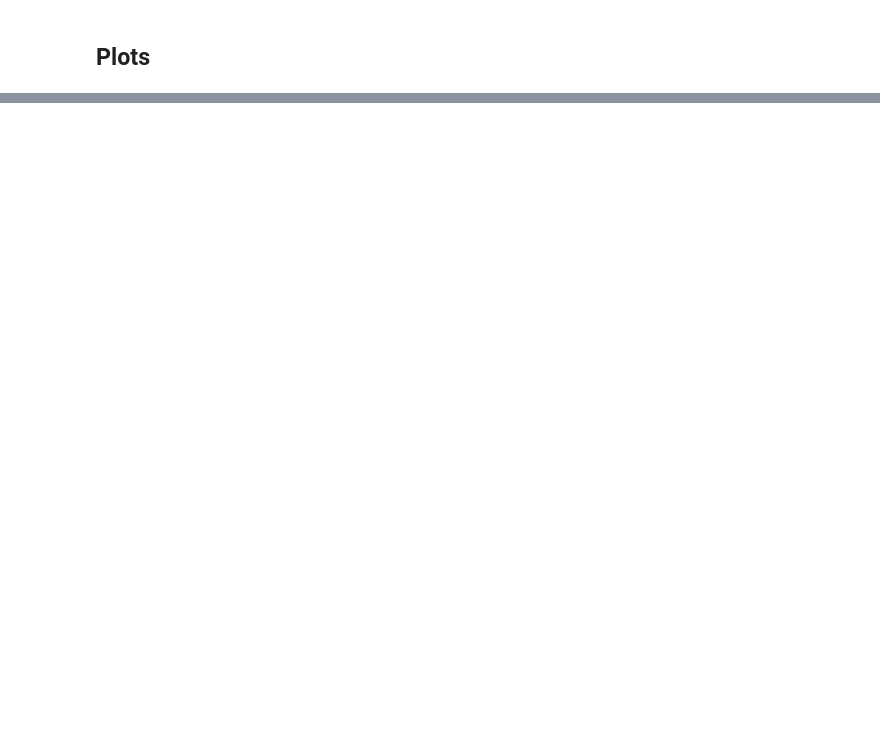
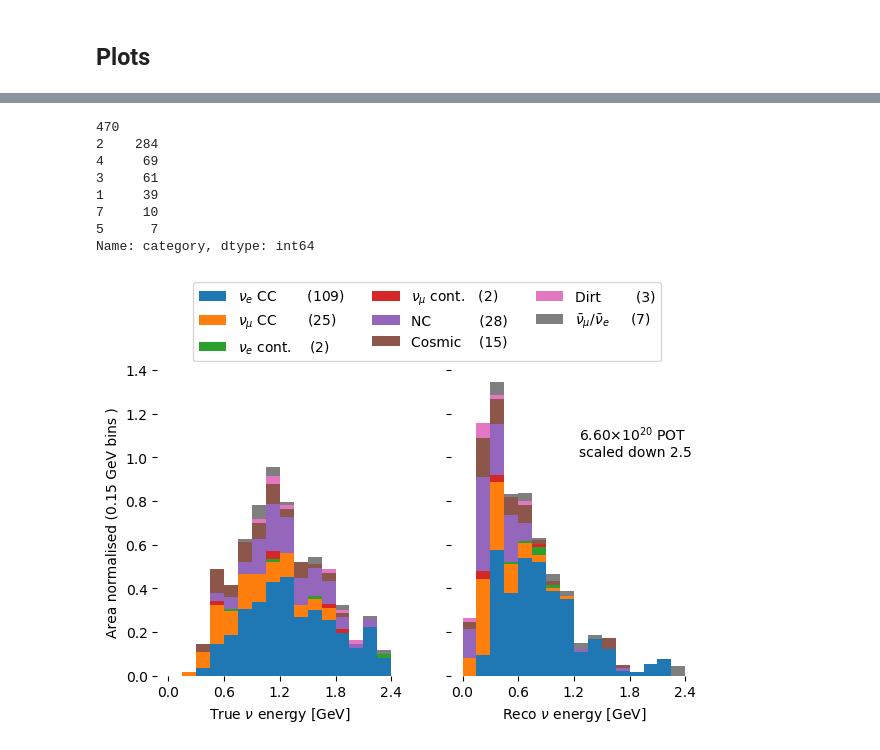
Before and after one commit to Wouter-VDP/LEE_analyzer, a Jupyter notebook: Notebooks/plots_data_MC.ipynb, the cells around one changed output, grey strips where cells are left out. Cells and saved outputs as stored; diff of their text form; code cells hidden in the pictures; blank space fills up the shorter version.

```diff
--- a/Notebooks/plots_data_MC.ipynb
+++ b/Notebooks/plots_data_MC.ipynb
@@ -92,0 +102,7 @@ NameError: name 'plt' is not defined
+# %%
+# Quickfix for duplicate columns, ugly
+cols=pd.Series(df_all.columns)
+for dup in df_all.columns.get_duplicates(): cols[df_all.columns.get_loc(dup)]=[dup+'.'+str(d_idx) if d_idx!=0 else dup for d_idx in range(df_all.columns.get_loc(dup).sum())]
+df_all.columns=cols
+df_all.drop(columns='track_electron_score.1',inplace=True)
+df_all.head()
@@ -161,0 +264,45 @@ categories[6]
+# %%
+
+fig,ax=plt.subplots(ncols=2,nrows=1,figsize=(4.3*gr,4),sharey=True,sharex=True)
+#plt.suptitle(r'Passed events in True and Reconstructed $\nu$ Energy')
+N = 16
+min_x = 0.0
+max_x = 2.4
+step  = 0.6
+
+ax[0].hist(true_E,N,weights=bnbweight, range=(min_x,max_x), stacked=True, fill=True,label=labels,normed=True)
+ax[1].hist(reco_E,N,weights=bnbweight, range=(min_x,max_x), stacked=True, fill=True,label=labels,normed=True)
+
+ax[0].set_ylabel('Area normalised ('+sciNot2((max_x-min_x)/N)+' GeV bins )')
+ax[0].set_xlabel(r'True $\nu$ energy [GeV]')
+ax[1].set_xlabel(r'Reco $\nu$ energy [GeV]')
+
+plt.xticks(np.arange(min_x,max_x+step, step))
+plt.legend(ncol=3,loc='upper center',bbox_to_anchor=(-0.1, 1.30))
+
+ax[0].set_frame_on(False)
+ax[1].set_frame_on(False)
+ax[1].text(1.25,1.0,sciNot2(total_data_pot/1e20)+r'$\times 10^{20}$ POT'+"\n"+'scaled down '+sciNot(pot_ratio2))
+
+#ax[0].spines['top'].set_visible(False)
+#ax[0].spines['right'].set_visible(False)
+#ax[1].spines['top'].set_visible(False)
+#ax[1].spines['right'].set_visible(False)
+
+plt.savefig("BNB_mu_muon.png",dpi=500,
+            transparant=True,
+               bbox_inches='tight',
+               pad_inches=0.1)
+
+print(len(df.index))
+print(df['category'].value_counts())
+# %% [output]
+470
+2    284
+4     69
+3     61
+1     39
+7     10
+5      7
+Name: category, dtype: int64
+[figure, added]
```
Also changed, not shown: parts of 14 cells of this notebook, 23 other files.
